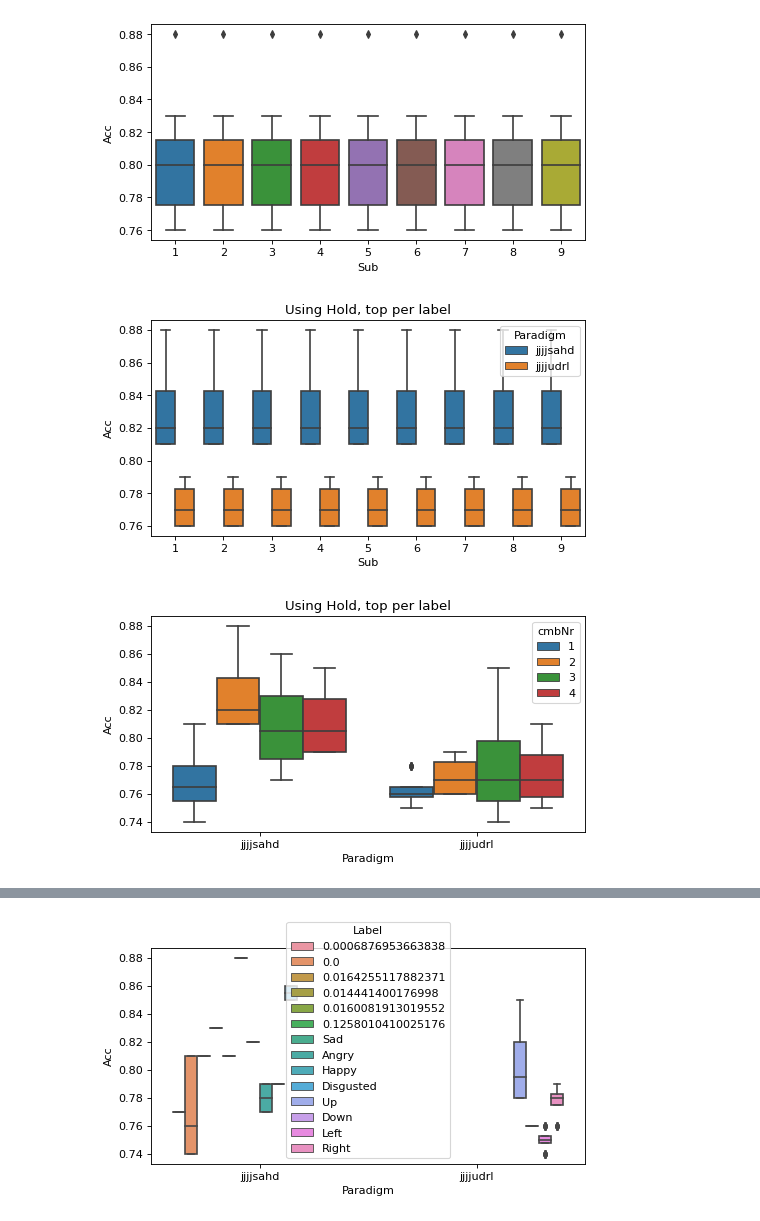
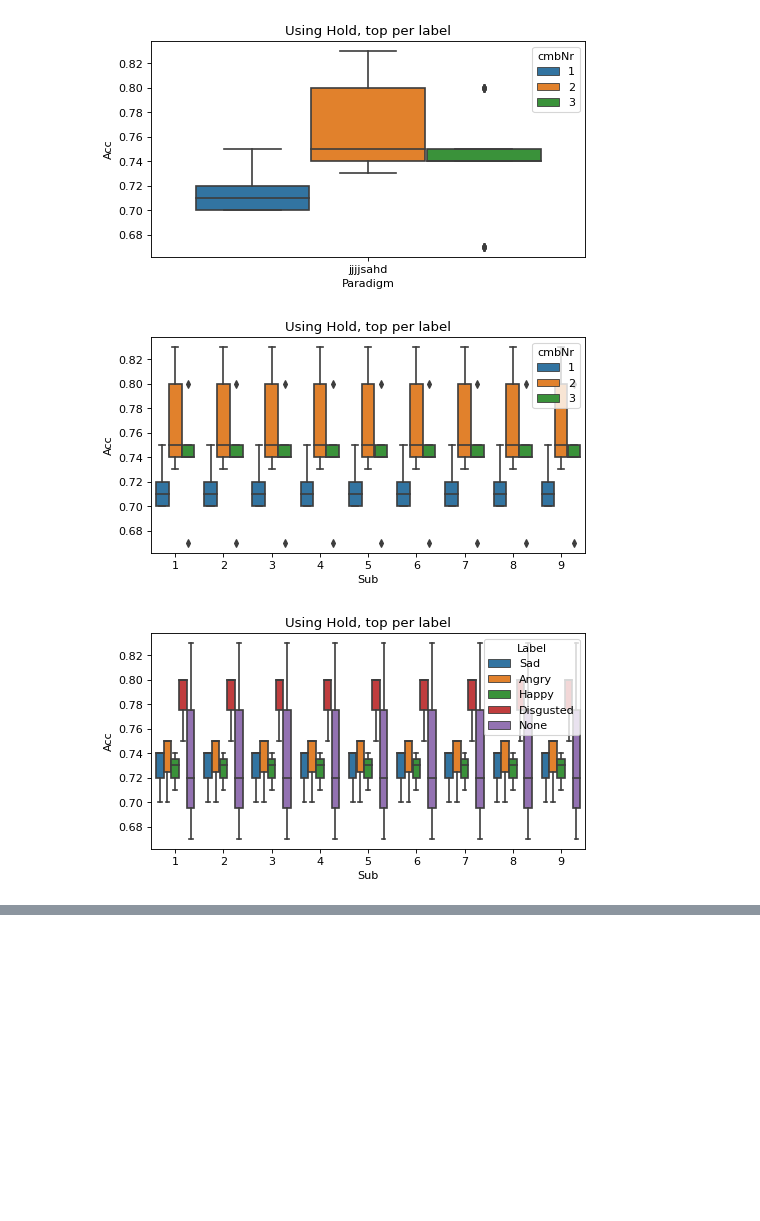
Before and after one commit to JuliaAlmaLuna/InnerSpeechEEGDecoding, a Jupyter notebook: plotting.ipynb, the cells around one changed output, grey strips where cells are left out. Saved outputs shown, nothing was run; the diff lists cells and outputs as text; code cells hidden in the pictures; blank space fills up the shorter version.

```diff
--- a/plotting.ipynb
+++ b/plotting.ipynb
@@ -72,7 +32,7 @@ mpl.rcParams["figure.dpi"]  = 80
 # %%
 # Not Using Hold Top Per Subj
 # genSavePath = f"{os.getcwd()}/topFeaturesResultsHold/"
-genSavePath = f"{os.getcwd()}/topFeaturesResults/"
+genSavePath = f"{os.getcwd()}/{resultFolder}topFeaturesResults/"
 import paradigmSetting as pa # [
 paradigms = [pa.sadAngryHappyDisgustedJulia()[0], pa.UpDownLeftRightJulia()[0] ] # pa.rightLeftInner()[0]  pa.sadAngryHappyDisgustedJulia()[0], pa.upDownInner()[0], pa.upDownVis()[0], pa.rightLeftVis()[0], pa.rightLeftInner()[0], pa.upDownRightLeftVis()[0], pa.upDownRightLeftInner()[0]
 comboNr = [1,2,3,4,5,6]
@@ -175,6 +135,6 @@ results
 # %%
 # Using Hold Top Per Subj
-genSavePath = f"{os.getcwd()}/topFeaturesResultsHold/"
+genSavePath = f"{os.getcwd()}/{resultFolder}topFeaturesResultsHold/"
 #genSavePath = f"{os.getcwd()}/topBestFeaturesResults/"
 import paradigmSetting as pa # [
 paradigms = [pa.sadAngryHappyDisgustedJulia()[0], pa.UpDownLeftRightJulia()[0]] #  ,  pa.rightLeftInner()[0] pa.upDownInner()[0], pa.upDownVis()[0], pa.rightLeftVis()[0],, pa.upDownRightLeftVis()[0], pa.upDownRightLeftInner()[0]
@@ -266,6 +226,6 @@ plt.show()
 # %%
 # Not Using Hold, top per label
-genSavePath = f"{os.getcwd()}/topFeaturesResults/"
+genSavePath = f"{os.getcwd()}/{resultFolder}topFeaturesResults/"
 #genSavePath = f"{os.getcwd()}/topBestFeaturesResults/"
 import paradigmSetting as pa # [
 paradigms = [pa.sadAngryHappyDisgustedJulia()[0] , pa.UpDownLeftRightJulia()[0]] # pa.rightLeftInner()[0]pa.sadAngryHappyDisgustedJulia()[0] pa.upDownInner()[0], pa.upDownVis()[0], pa.rightLeftVis()[0], , pa.upDownRightLeftVis()[0], pa.upDownRightLeftInner()[0]
@@ -358,10 +318,10 @@ plt.show()
 # %%
 # Using Hold, top per label
-genSavePath = f"{os.getcwd()}/topFeaturesResultsHold/"
+genSavePath = f"{os.getcwd()}/{resultFolder}topFeaturesResultsHold/"
 #genSavePath = f"{os.getcwd()}/topBestFeaturesResults/"
 import paradigmSetting as pa # [
-paradigms = [pa.sadAngryHappyDisgustedJulia()[0] , pa.UpDownLeftRightJulia()[0]] # pa.rightLeftInner()[0]pa.sadAngryHappyDisgustedJulia()[0] pa.upDownInner()[0], pa.upDownVis()[0], pa.rightLeftVis()[0], , pa.upDownRightLeftVis()[0], pa.upDownRightLeftInner()[0]
-comboNr = [1,2,3,4]
+paradigms = [pa.sadAngryHappyDisgustedJulia()[0]] # , pa.UpDownLeftRightJulia()[0] pa.rightLeftInner()[0]pa.sadAngryHappyDisgustedJulia()[0] pa.upDownInner()[0], pa.upDownVis()[0], pa.rightLeftVis()[0], , pa.upDownRightLeftVis()[0], pa.upDownRightLeftInner()[0]
+comboNr = [1,2,3] #3,4
 first = True
 for para in paradigms:
 
@@ -398,40 +358,45 @@ results = pd.DataFrame(results)
 #print(results)
 comboNrFrames = []
 highestCombo = 2
 for nr in comboNr:
     comboNrFrames.append(results[results["cmbNr"] == nr])
 pd.to_numeric(results["Acc"])
-plt.figure(figsize=[7,3.5])
-sns.boxplot(data = comboNrFrames[highestCombo-1], y="Acc", x = "Sub")
-plt.show()
-plt.figure(figsize=[7,3.5])
-plt.title("Using Hold, top per label")
-sns.boxplot(data = comboNrFrames[highestCombo-1], y="Acc", x = "Sub", hue="Paradigm")
-plt.show()
+# plt.figure(figsize=[7,3.5])
+# sns.boxplot(data = comboNrFrames[highestCombo-1], y="Acc", x = "Sub")
+# plt.show()
+# plt.figure(figsize=[7,3.5])
+# plt.title("Using Hold, top per label")
+# sns.boxplot(data = comboNrFrames[highestCombo-1], y="Acc", x = "Sub", hue="Paradigm")
+# plt.show()
 # plt.figure()
 # sns.boxplot(data = comboNrFrames[highestCombo-1], y="Acc", x = "Label")
 # plt.show()
 plt.figure(figsize=[7,3.5])
 plt.title("Using Hold, top per label")
 sns.boxplot(data = results, y="Acc", x = "Paradigm", hue = "cmbNr")
 plt.show()
 plt.figure(figsize=[7,3.5])
 plt.title("Using Hold, top per label")
 sns.boxplot(data = results, y="Acc", x = "Sub", hue = "cmbNr")
 plt.show()
 plt.figure(figsize=[7,3.5])
 plt.title("Using Hold, top per label")
 sns.boxplot(data = results, y="Acc", x = "Sub", hue = "Label")
 plt.show()
 plt.figure(figsize=[7,3.5])
 sns.boxplot(data = results, y="Acc", x = "Paradigm", hue= "Label")
 plt.show()
+plt.figure(figsize=[7,3.5])
+plt.title("Using Hold, top per label")
+sns.barplot(data = results, y="Diff", x = "Label", hue = "cmbNr")
+plt.show()
+
 # plt.figure(figsize=[7,3.5])
 # sns.relplot(data = comboNrFrames[highestCombo-1], y="Acc", x = "Sub", col="Label")
 # plt.show()
 # results[results["Paradigm"] == "vvvvudrl"]
 # results
 # %% [output]
-[figure, old version]
+[figure, new version]
-[figure, old version]
+[figure, new version]
-[figure, old version]
+[figure, new version]
@@ -440,3 +405,2 @@ plt.show()
-[figure, removed]
 # %%
 # Not Using Hold, top per subj avg
```
Also changed, not shown: parts of 9 cells of this notebook, 34 other files.
